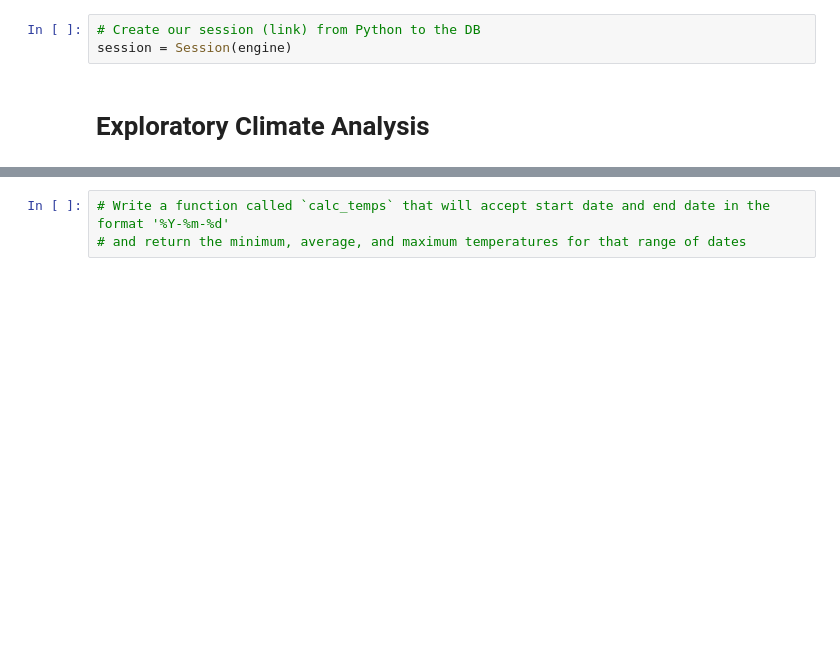
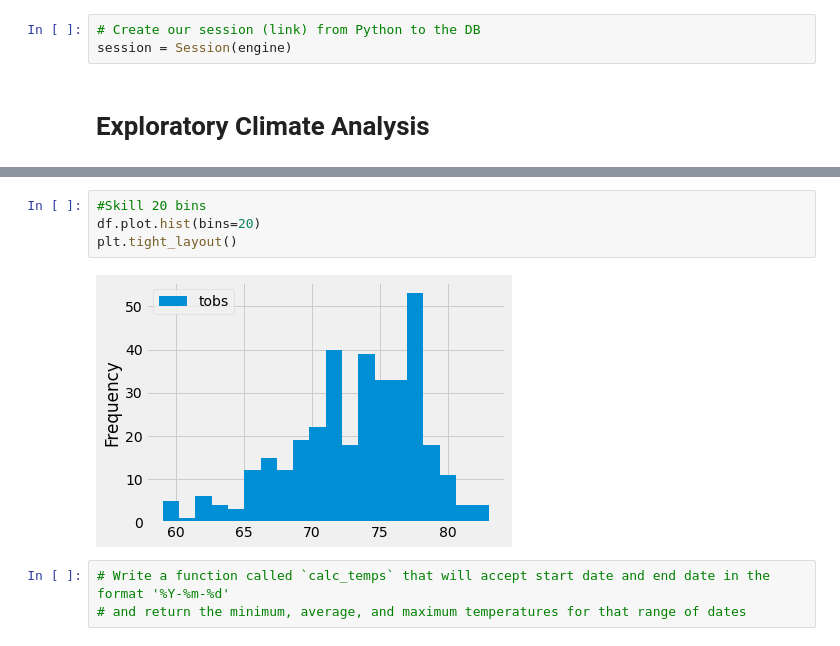
Before and after one commit to ericaguti/surfs_up, a Jupyter notebook: climate_analysis.ipynb, the cells around one changed output, grey strips where cells are left out. Saved outputs shown, nothing was run; the diff lists cells and outputs as text; blank space fills up the shorter version.

```diff
--- a/climate_analysis.ipynb
+++ b/climate_analysis.ipynb
@@ -66,3 +150,9 @@ session = Session(engine)
+# %%
+#Skill 20 bins
+df.plot.hist(bins=20)
+plt.tight_layout()
+# %% [output]
+[figure, added]
 # %%
 # Write a function called `calc_temps` that will accept start date and end date in the format '%Y-%m-%d'
 # and return the minimum, average, and maximum temperatures for that range of dates
```
Also changed, not shown: parts of 7 cells of this notebook.
